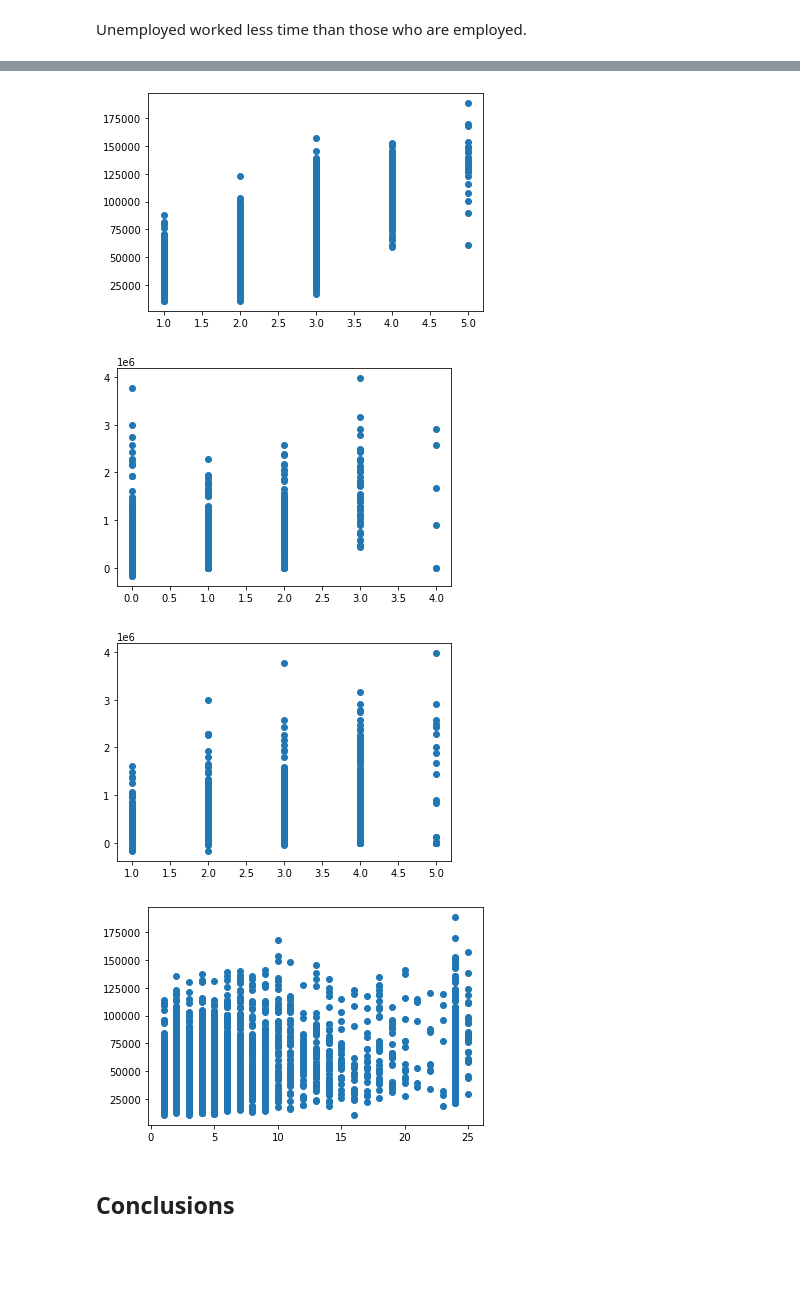
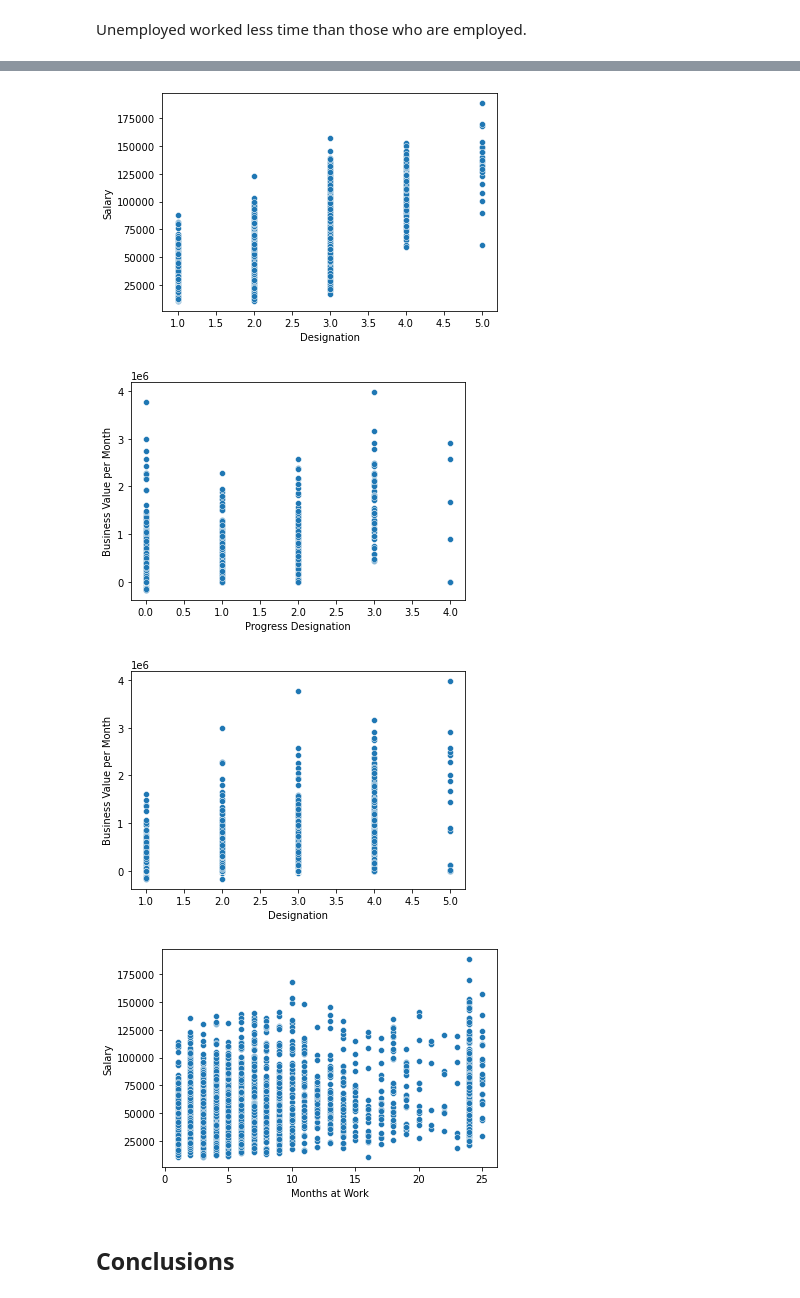
Before and after one commit to mikolajhojda/Business-Hackathon-2022, a Jupyter notebook: HR.ipynb, the cells around one changed output, grey strips where cells are left out. Saved outputs shown, nothing was run; the diff lists cells and outputs as text; code cells hidden in the pictures; blank space fills up the shorter version.

```diff
--- a/HR.ipynb
+++ b/HR.ipynb
@@ -499,30 +501,30 @@ plt.show()
 # %%
-plt.scatter(df['Designation'], df['Salary'])
+sns.scatterplot(x = df['Designation'], y = df['Salary'])
 plt.xlabel='Designation'
 plt.ylabel='Salary'
 plt.show()
 # %% [output]
-[figure, old version]
+[figure, new version]
 # %%
-plt.scatter(df['Progress Designation'], df['Business Value per Month'])
+sns.scatterplot(x = df['Progress Designation'], y = df['Business Value per Month'])
 plt.xlabel='Progress Designation'
 plt.ylabel='Business Value per Month'
 plt.show()
 # %% [output]
-[figure, old version]
+[figure, new version]
 # %%
-plt.scatter(df['Designation'], df['Business Value per Month'])
+sns.scatterplot(x = df['Designation'], y = df['Business Value per Month'])
 plt.xlabel='Designation'
 plt.ylabel='Business Value per Month'
 plt.show()
 # %% [output]
-[figure, old version]
+[figure, new version]
 # %%
-plt.scatter(df['Months at Work'], df['Salary'])
+sns.scatterplot(x = df['Months at Work'], y = df['Salary'])
 plt.xlabel='Months at Work'
 plt.ylabel='Salary'
 plt.show()
 # %% [output]
-[figure, old version]
+[figure, new version]
 # %% [markdown]
 ## Conclusions
```
Also changed, not shown: parts of 6 cells of this notebook.
